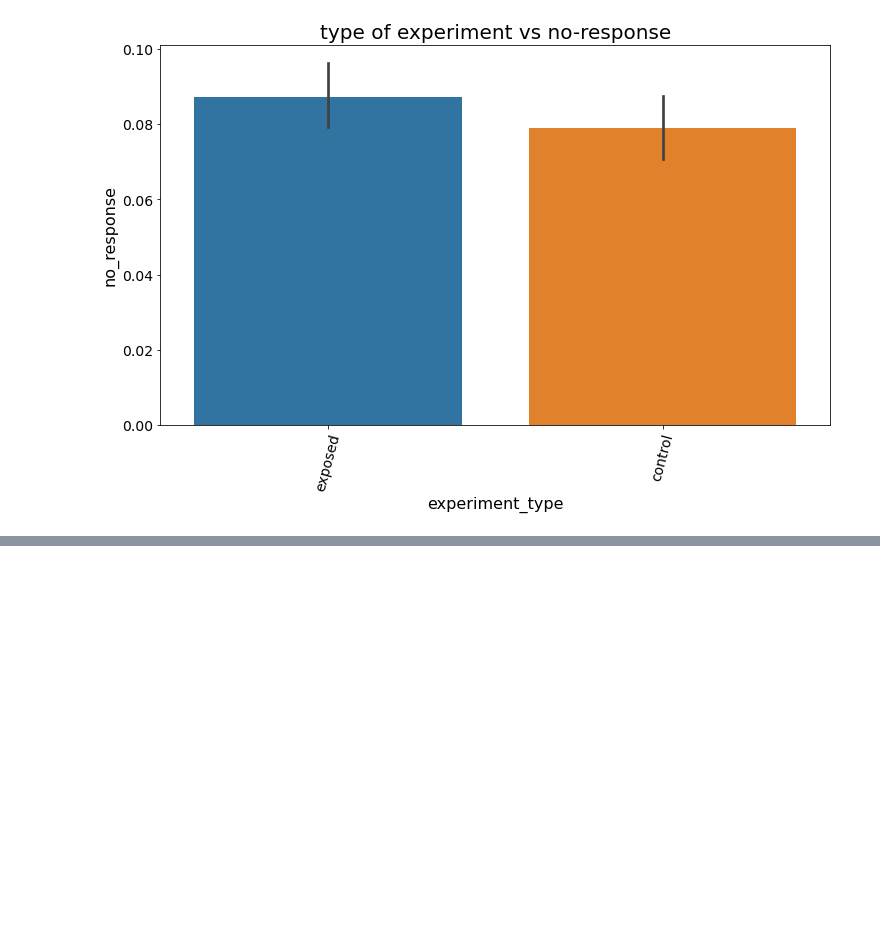
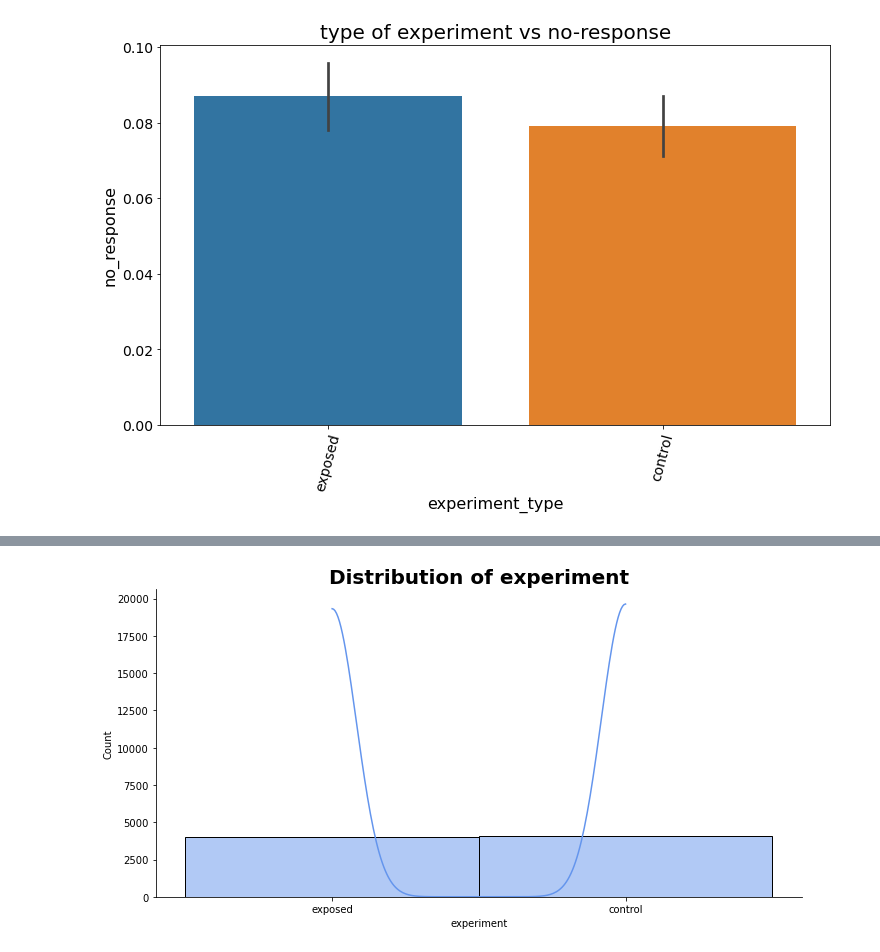
Before and after one commit to Group-6-10Academy/smart_ad_ABtesting, a Jupyter notebook: notebooks/EDA.ipynb, the cells around one changed output, grey strips where cells are left out. Saved outputs shown, nothing was run; the diff lists cells and outputs as text; code cells hidden in the pictures; blank space fills up the shorter version.

```diff
--- a/notebooks/EDA.ipynb
+++ b/notebooks/EDA.ipynb
@@ -104,0 +127,6 @@ my_plot.plot_bar(my_plot, raw, 'experiment', 'no', "type of experiment vs no-res
+# %%
+# histogram on the no column
+
+my_plot.plot_hist(my_plot, raw, 'experiment')
+# %% [output]
+[figure, added]
```
Also changed, not shown: parts of 21 cells of this notebook.
